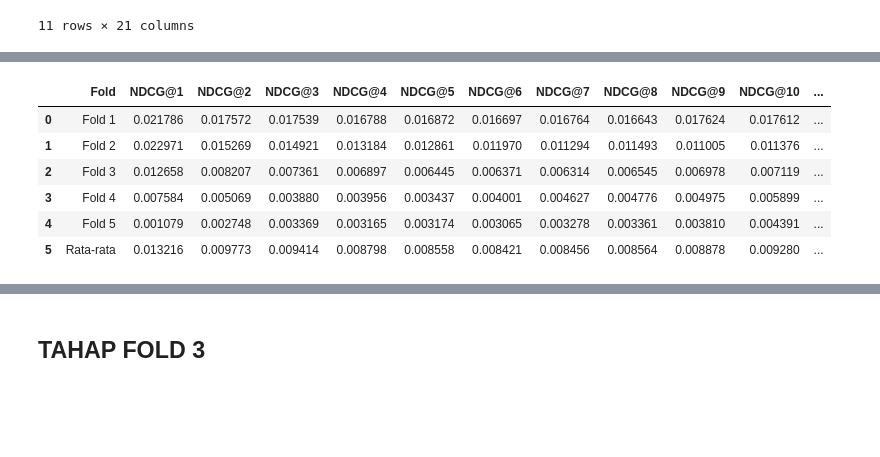
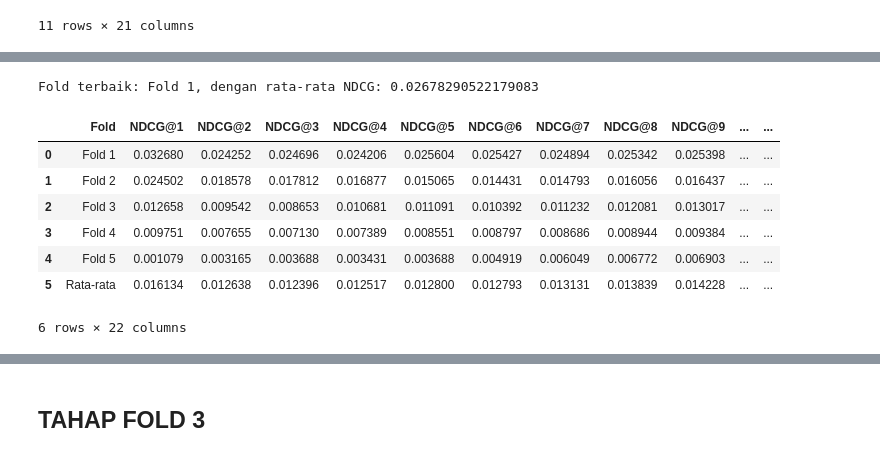
Before and after one commit to alfiiinur/setBasedImplentasi, a Jupyter notebook: evaluasi/NDCG.ipynb, the cells around one changed output, grey strips where cells are left out. Cells and saved outputs as stored; diff of their text form; code cells hidden in the pictures; blank space fills up the shorter version.

```diff
--- a/evaluasi/NDCG.ipynb
+++ b/evaluasi/NDCG.ipynb
@@ -589,11 +657,11 @@ print(len(loaduser1))
 | Rata-rata | 0.019908 | 0.013391 | 0.011327 | 0.00968 | 0.009013 | 0.008372 | 0.008026 | 0.007507 | 0.007735 | 0.007925 | 0.007998 | ... |
 654 rows × 20 columns
 # %%
-# values = [5, 10, 15, 18, 20, 25, 30, 40, 50, 100, 200]
-# # values = [0.0, 0.1, 0.2, 0.3, 0.4, 0.5, 0.6, 0.7, 0.8, 0.9, 1.0]
+values = [5, 10, 15, 18, 20, 25, 30, 40, 50, 100, 200]
+# values = [0.0, 0.1, 0.2, 0.3, 0.4, 0.5, 0.6, 0.7, 0.8, 0.9, 1.0]
 
-# for i in range(len(values)):
-#     # print(f"nilai {i+1} = {values[i]}")
-#     loaduser = joblib.load(f"../case/NDCG/Jac/user/1/{values[i]}_20_0.7_ndcg.joblib")
-#     print(len(loaduser))
-#     print(loaduser)
+for i in range(len(values)):
+    # print(f"nilai {i+1} = {values[i]}")
+    loaduser = joblib.load(f"../case/NDCG/Jac/user/1/{values[i]}_20_0.7_ndcg.joblib")
+    print(len(loaduser))
+    print(loaduser)
@@ -682,10 +913,7 @@ final_df
 # %%
-import joblib
-import pandas as pd
-
 # Parameter
 values1 = 5
-values2 = 10
+values2 = 5
 values3 = 1
 
 # Untuk menyimpan hasil rata-rata tiap fold
@@ -693,41 +921,53 @@ all_avg_rows = []
 
 # Loop untuk 5 fold
 for fold in range(1, 6):
-    filepath = f"../case/NDCG/Jac/hybridTerbaik/{fold}/{values1}_{values2}_{values3}_ndcg.joblib"
+    filepath = f"../case/NDCG/RJ/hybridTerbaik/{fold}/{values1}_{values2}_{values3}_ndcg.joblib"
     df = joblib.load(filepath)
 
     # Ambil baris 'Rata-rata'
     avg_row = df.loc["Rata-rata"].copy()
 
-    # Simpan info fold atau id
+    # Simpan info fold
     avg_row["Fold"] = f"Fold {fold}"
+
+    # Hitung rata-rata across NDCG columns
+    ndcg_cols = [col for col in avg_row.index if col.startswith("NDCG@")]
+    avg_row["Avg"] = avg_row[ndcg_cols].astype(float).mean()
+
     all_avg_rows.append(avg_row)
 
 # Konversi ke DataFrame
 final_df = pd.DataFrame(all_avg_rows)
 
 # Pisahkan kolom angka dari kolom "Fold"
-numeric_cols = [col for col in final_df.columns if col.startswith("NDCG@")]
+numeric_cols = [col for col in final_df.columns if col.startswith("NDCG@")] + ["Avg"]
 value_cols = final_df[numeric_cols].astype(float)
+
 
 # Hitung rata-rata per kolom Top-N
 mean_row = value_cols.mean().to_dict()
 mean_row["Fold"] = "Rata-rata"
 
 # Tambahkan ke DataFrame
 final_df = pd.concat([final_df, pd.DataFrame([mean_row])], ignore_index=True)
 
 # Atur ulang kolom agar "Fold" di depan
 cols = ["Fold"] + [col for col in final_df.columns if col != "Fold"]
 final_df = final_df[cols]
 
+# fold mana yang terbaik
+best_fold = final_df.loc[final_df["Avg"].idxmax()]
+print(f"Fold terbaik: {best_fold['Fold']}, dengan rata-rata NDCG: {best_fold['Avg']}")
+
 # Tampilkan hasil
 final_df
 # %% [output]
+Fold terbaik: Fold 1, dengan rata-rata NDCG: 0.02678290522179083
-|  | Fold | NDCG@1 | NDCG@2 | NDCG@3 | NDCG@4 | NDCG@5 | NDCG@6 | NDCG@7 | NDCG@8 | NDCG@9 | NDCG@10 | ... |
-| 0 | Fold 1 | 0.021786 | 0.017572 | 0.017539 | 0.016788 | 0.016872 | 0.016697 | 0.016764 | 0.016643 | 0.017624 | 0.017612 | ... |
-| 1 | Fold 2 | 0.022971 | 0.015269 | 0.014921 | 0.013184 | 0.012861 | 0.011970 | 0.011294 | 0.011493 | 0.011005 | 0.011376 | ... |
-| 2 | Fold 3 | 0.012658 | 0.008207 | 0.007361 | 0.006897 | 0.006445 | 0.006371 | 0.006314 | 0.006545 | 0.006978 | 0.007119 | ... |
-| 3 | Fold 4 | 0.007584 | 0.005069 | 0.003880 | 0.003956 | 0.003437 | 0.004001 | 0.004627 | 0.004776 | 0.004975 | 0.005899 | ... |
-| 4 | Fold 5 | 0.001079 | 0.002748 | 0.003369 | 0.003165 | 0.003174 | 0.003065 | 0.003278 | 0.003361 | 0.003810 | 0.004391 | ... |
-| 5 | Rata-rata | 0.013216 | 0.009773 | 0.009414 | 0.008798 | 0.008558 | 0.008421 | 0.008456 | 0.008564 | 0.008878 | 0.009280 | ... |
+|  | Fold | NDCG@1 | NDCG@2 | NDCG@3 | NDCG@4 | NDCG@5 | NDCG@6 | NDCG@7 | NDCG@8 | NDCG@9 | ... | ... |
+| 0 | Fold 1 | 0.032680 | 0.024252 | 0.024696 | 0.024206 | 0.025604 | 0.025427 | 0.024894 | 0.025342 | 0.025398 | ... | ... |
+| 1 | Fold 2 | 0.024502 | 0.018578 | 0.017812 | 0.016877 | 0.015065 | 0.014431 | 0.014793 | 0.016056 | 0.016437 | ... | ... |
+| 2 | Fold 3 | 0.012658 | 0.009542 | 0.008653 | 0.010681 | 0.011091 | 0.010392 | 0.011232 | 0.012081 | 0.013017 | ... | ... |
+| 3 | Fold 4 | 0.009751 | 0.007655 | 0.007130 | 0.007389 | 0.008551 | 0.008797 | 0.008686 | 0.008944 | 0.009384 | ... | ... |
+| 4 | Fold 5 | 0.001079 | 0.003165 | 0.003688 | 0.003431 | 0.003688 | 0.004919 | 0.006049 | 0.006772 | 0.006903 | ... | ... |
+| 5 | Rata-rata | 0.016134 | 0.012638 | 0.012396 | 0.012517 | 0.012800 | 0.012793 | 0.013131 | 0.013839 | 0.014228 | ... | ... |
+6 rows × 22 columns
```
Also changed, not shown: parts of 43 cells of this notebook, 11 other files.
